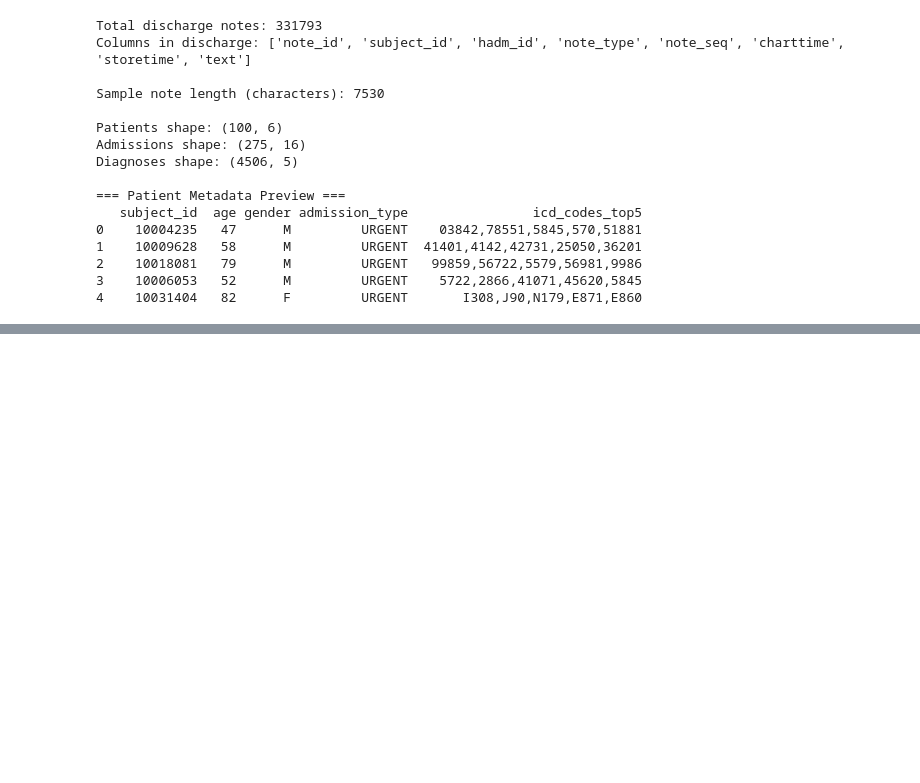
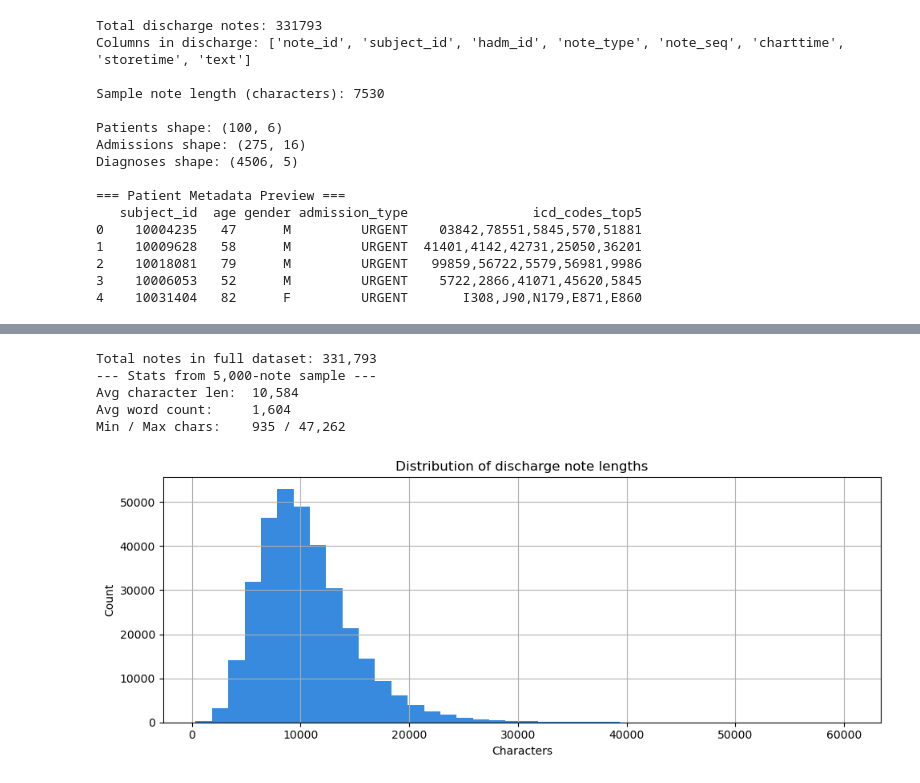
Before and after one commit to RiktikaTalukder/Dual-Source-Grounded-Clinical-RAG, a Jupyter notebook: notebooks/01_mimic_schema_exploration.ipynb, the cells around one changed output, grey strips where cells are left out. Saved outputs shown, nothing was run; the diff lists cells and outputs as text; code cells hidden in the pictures; blank space fills up the shorter version.

Commit message:
[HANDOFF-W4] Task 1 complete - EDA on MIMIC notes (note count, avg length, ICD distribution)

```diff
--- a/notebooks/01_mimic_schema_exploration.ipynb
+++ b/notebooks/01_mimic_schema_exploration.ipynb
@@ -59,0 +132,12 @@ Diagnoses shape: (4506, 5)
+# %%
+discharge  = pd.read_csv("data/mimic/raw/discharge.csv", low_memory=False)
+patients   = pd.read_csv("data/mimic/processed/patients.csv", low_memory=False)
+admissions = pd.read_csv("data/mimic/processed/admissions.csv", low_memory=False)
+diagnoses  = pd.read_csv("data/mimic/processed/diagnoses_icd_combined.csv", low_memory=False)
+
+print("Discharge notes:", len(discharge))
+print("Discharge columns:", list(discharge.columns))
+print("\nPatients shape:", patients.shape)
+print("Admissions shape:", admissions.shape)
+print("Diagnoses shape:", diagnoses.shape)
+print("\nDiagnoses columns:", list(diagnoses.columns))
@@ -59,0 +153,33 @@ Diagnoses shape: (4506, 5)
+# %%
+import numpy as np
+
+# Work on a sample of 5,000 notes — enough for reliable EDA stats
+sample = discharge.sample(n=5000, random_state=42).copy()
+
+sample["char_len"] = sample["text"].str.len()
+sample["word_count"] = sample["text"].str.split().str.len()
+
+print(f"Total notes in full dataset: {len(discharge):,}")
+print(f"--- Stats from 5,000-note sample ---")
+print(f"Avg character len:  {sample['char_len'].mean():,.0f}")
+print(f"Avg word count:     {sample['word_count'].mean():,.0f}")
+print(f"Min / Max chars:    {sample['char_len'].min():,} / {sample['char_len'].max():,}")
+# %% [output]
+Total notes in full dataset: 331,793
+--- Stats from 5,000-note sample ---
+Avg character len:  10,584
+Avg word count:     1,604
+Min / Max chars:    935 / 47,262
+# %%
+os.makedirs("results", exist_ok=True)
+
+plt.figure(figsize=(10, 4))
+discharge["char_len"].hist(bins=40, color="#378ADD", edgecolor="none")
+plt.title("Distribution of discharge note lengths")
+plt.xlabel("Characters")
+plt.ylabel("Count")
+plt.tight_layout()
+plt.savefig("results/note_length_dist.png", dpi=150)
+plt.show()
+# %% [output]
+[figure, added]
```
Also changed, not shown: parts of 6 cells of this notebook.
